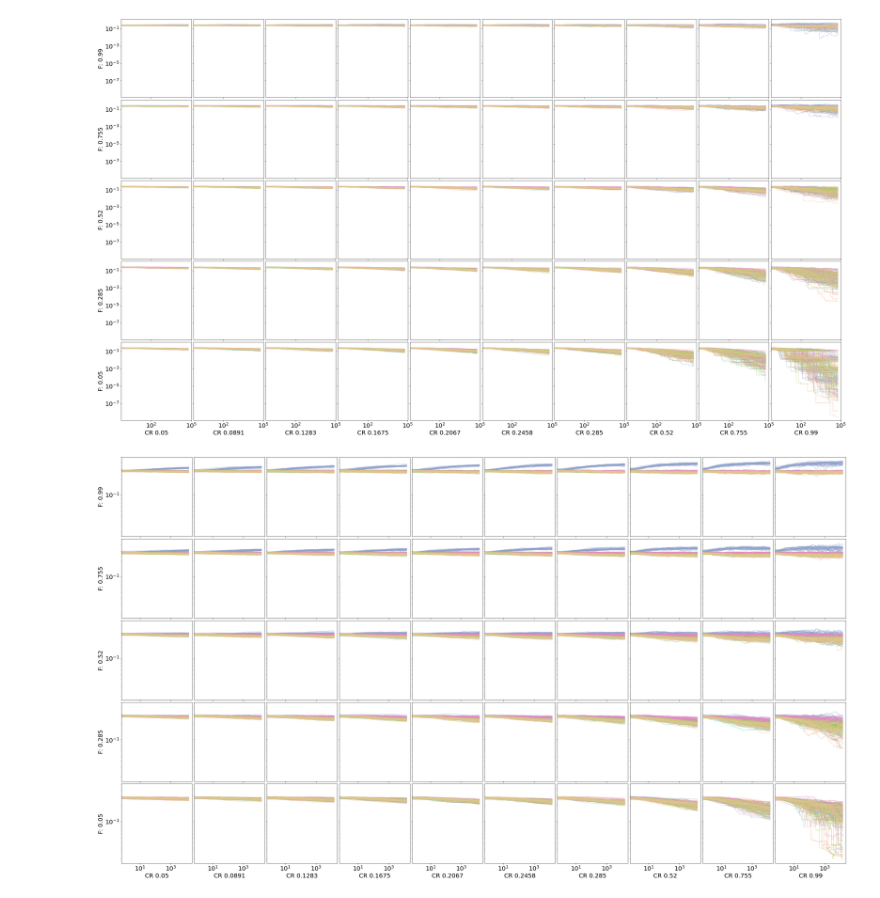
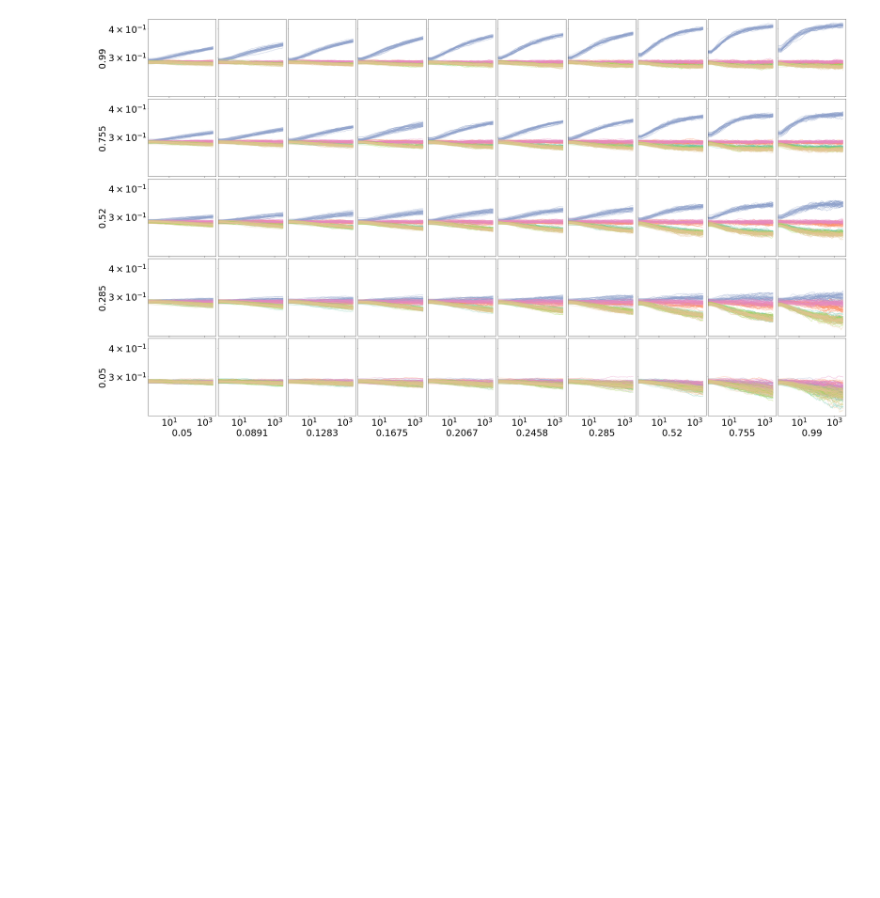
Before and after one commit to Dvermetten/DE_TIOBR, a Jupyter notebook: Visualize_f0.ipynb, the cells around one changed output. Saved outputs shown, nothing was run; the diff lists cells and outputs as text; code cells hidden in the pictures; blank space fills up the shorter version.

```diff
--- a/Visualize_f0.ipynb
+++ b/Visualize_f0.ipynb
@@ -5,7 +5,7 @@ import matplotlib.pyplot as plt
 import seaborn as sbs
 import pickle as pkl
 # %%
-font = {'size'   : 20}
+font = {'size'   : 30}
 
 plt.rc('font', **font)
 # %%
@@ -39,5 +41,20 @@ def get_merged_dt_v4(sdis, F, CR, popsize):
 # %%
 def get_diversity_dt(sdis, F, CR, popsize):
     return pd.read_csv(f"{base_folder}DE_{sdis}_p{popsize}_F{F}CR{CR}_diversity.csv", index_col=0)
+# %%
+def get_diversity_dt(sdis, F, CR, popsize):
+    dt_large = pd.DataFrame()
+    files = glob.glob(f"/mnt/e/Research/DE/Div_cos_sim/CosineSimilarity/7/Diversity-DErob{sdis}p{popsize}D30f0*_F{F}Cr{CR}.txt")
+    if len(files) == 0:
+        return dt_large
+    for f in files:
+        dt_temp = pd.read_csv(f, sep=' ', header=None, skiprows=1)
+        dt_large = dt_large.append(dt_temp)
+    dt_large['sdis'] = sdis
+    dt_large['F'] = F
+    dt_large['CR'] = CR
+    dt_large['popsize'] = popsize
+    dt_large.columns = ['div0', 'div1', 'sdis', 'F', 'CR', 'popsize']
+    return dt_large
 # %%
 sdiss = ['c', 'm', 's', 't', 'u', 'h']
@@ -286,20 +307,21 @@ def create_plot_matrix_diversity(popsize):
 
 
             if idx_0 == 4:
-                axes[idx_0, idx_1].set_xlabel(f'CR 0.{CR[1:]}')
+                axes[idx_0, idx_1].set_xlabel(f'0.{CR[1:]}')
 #                 axes[idx_0, idx_1].set_xticks(range(len(bins))[::5])
 #                 axes[idx_0, idx_1].set_xticklabels([f"{x:.2f}" for x in bins[::5]], fontsize=9)
 
-        axes[idx_0, 0].set_ylabel(f'F: 0.{F[1:]}')
+        axes[idx_0, 0].set_ylabel(f'0.{F[1:]}')
+#     fig.set_xlabel("CR")
+#     fig.set_ylabel("F")
     fig.set_figheight(20)
     fig.set_figwidth(35)
     fig.tight_layout()
     plt.subplots_adjust(hspace=0.03, wspace=0.03)
 
-    plt.savefig(f"Figures/Matrix_div_p{popsize}_V1.pdf")
+    plt.savefig(f"Figures/Matrix_div_p{popsize}_V2.pdf")
 # %%
-for psize in [5,20,100]:
+for psize in [100]:
     create_plot_matrix_diversity(psize)
 # %% [output]
-[figure, old version]
+[figure, new version]
-[figure, removed]
```
Also changed, not shown: parts of 6 cells of this notebook, 1 other file.
